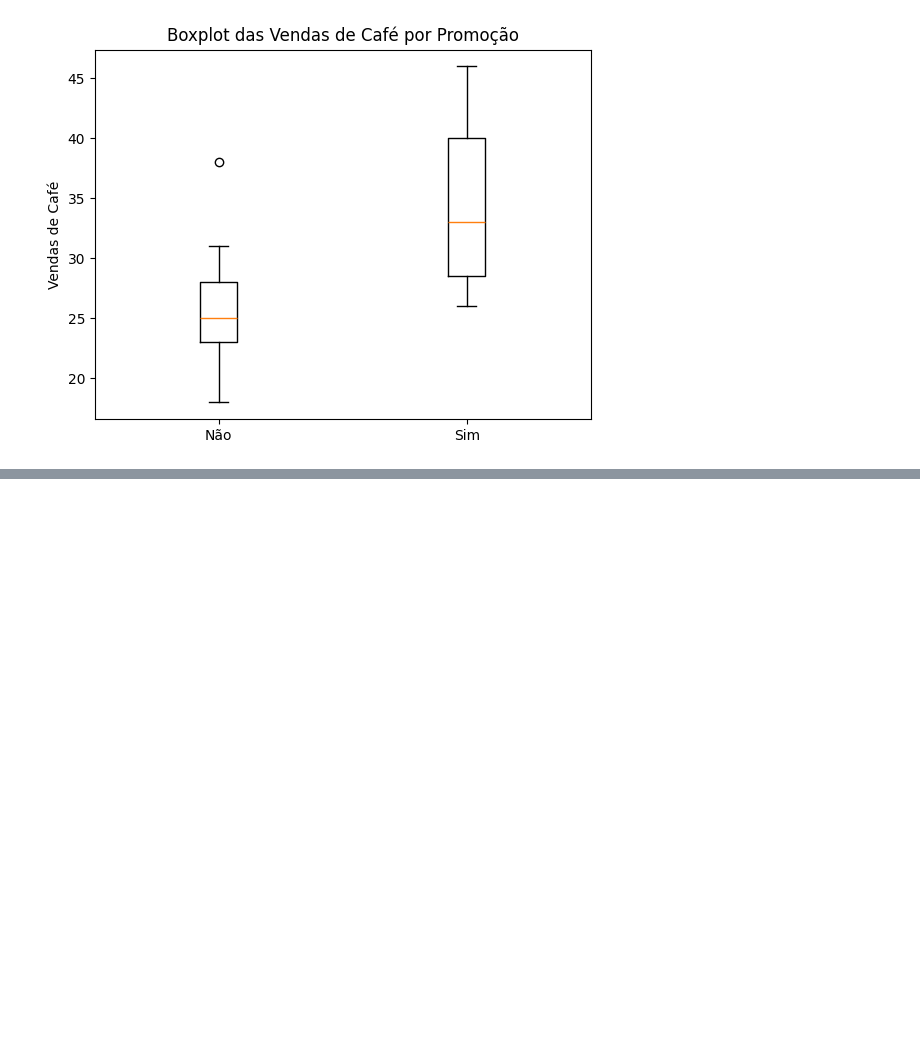
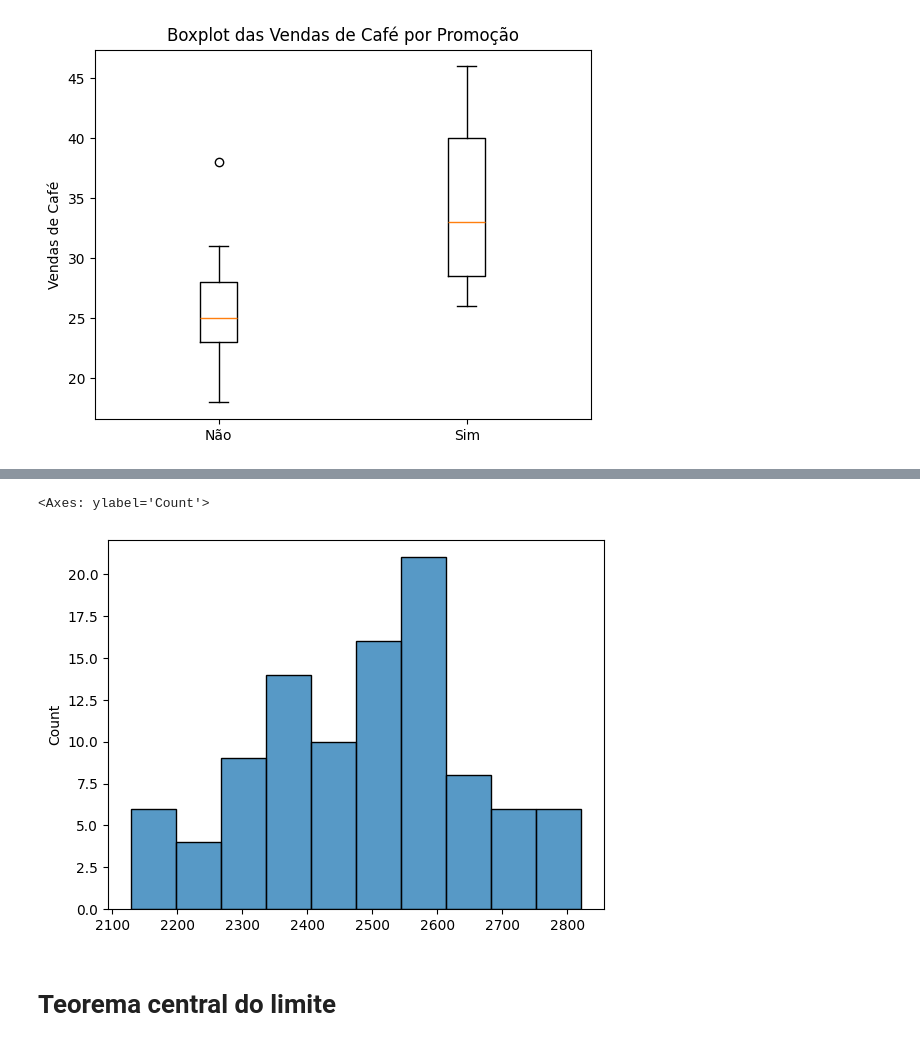
Before and after one commit to moreira-and/learn, a Jupyter notebook: bootcamp_cientista_dados_xpe/modules/module_2_statistics_for_data_science/material/module_2_my_notes.ipynb, the cells around one changed output, grey strips where cells are left out. Cells and saved outputs as stored; diff of their text form; code cells hidden in the pictures; blank space fills up the shorter version.

```diff
--- a/bootcamp_cientista_dados_xpe/modules/module_2_statistics_for_data_science/material/module_2_my_notes.ipynb
+++ b/bootcamp_cientista_dados_xpe/modules/module_2_statistics_for_data_science/material/module_2_my_notes.ipynb
@@ -210,0 +343,7 @@ plt.show()
+# %%
+amostras=100
+media = 2500
+desv_p = 170
+
+va_normal = np.random.normal(media,desv_p,amostras)
+va_normal
@@ -210,0 +368,7 @@ plt.show()
+# %%
+sns.histplot(data=va_normal,bins=10)
+# %% [output]
+<Axes: ylabel='Count'>
+[figure, added]
+# %% [markdown]
+# Teorema central do limite
```
Also changed, not shown: parts of 23 cells of this notebook, 4 other files.
